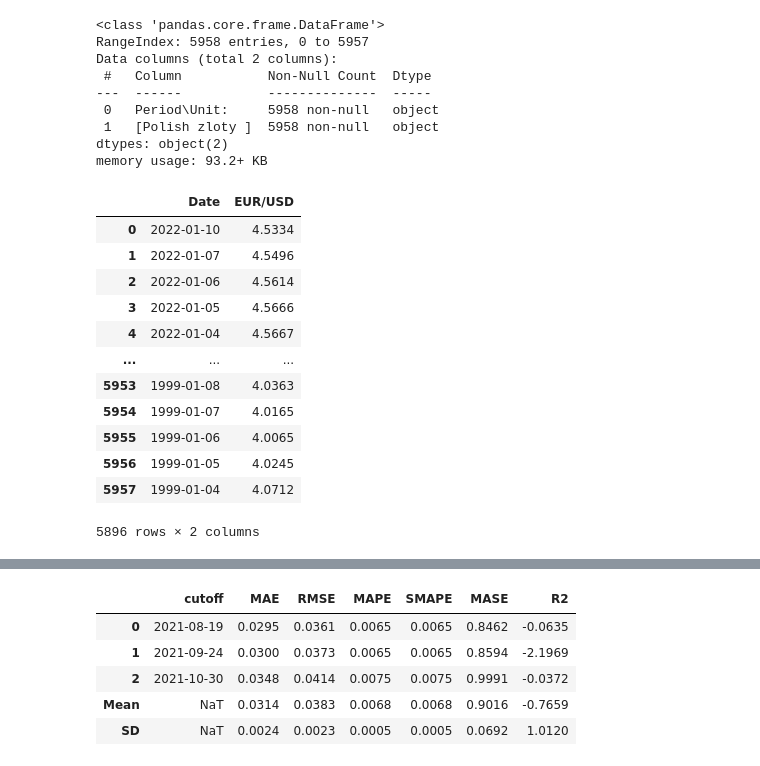
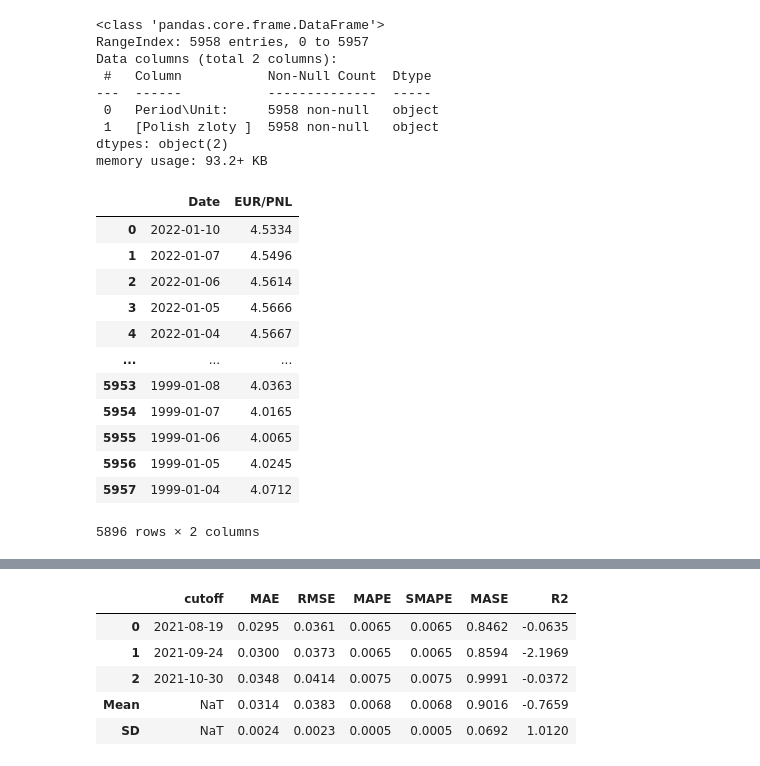
Before and after one commit to AIribeiro/EURO-PNL, a Jupyter notebook: euro-vs-dollar-story.ipynb, the cells around one changed output, grey strips where cells are left out. Cells and saved outputs as stored; diff of their text form; code cells hidden in the pictures.

Commit message:
Kaggle Notebook | Euro VS Dollar story | Version 7

```diff
--- a/euro-vs-dollar-story.ipynb
+++ b/euro-vs-dollar-story.ipynb
@@ -739,5 +739,5 @@ from sktime.utils.plotting import plot_series
 # %%
-data0=pd.read_csv('../input/euro-exchange-daily-rates-19992020/euro-daily-hist_1999_2022.csv')
+data0=pd.read_csv('../input/euro-exchange-daily-rates-19992020/euro-daily-hist_1999_2022.csv', parse_dates = True, encoding = 'utf8')
 data0.head()
 # %% [output]
 |  | Period\Unit: | [Australian dollar ] | [Bulgarian lev ] | [Brazilian real ] | [Canadian dollar ] | ... |
@@ -748,0 +750,3 @@ data0.head()
+# %%
+data0 = data0.dropna(axis=1)
+data0
@@ -760,21 +778,21 @@ Data columns (total 2 columns):
 dtypes: object(2)
 memory usage: 93.2+ KB
 # %%
-data1.columns=['Date','EUR/USD']
+data1.columns=['Date','EUR/PNL']
 # %%
 drop=[]
 EURO=[]
-for i,item in enumerate(data1['EUR/USD']):
+for i,item in enumerate(data1['EUR/PNL']):
     if item=='-':
         drop+=[i]
     else:
         EURO+=[float(item)]
 # %%
 data1=data1.drop(index=drop)
-data1['EUR/USD']=EURO
+data1['EUR/PNL']=EURO
 data1
 # %% [output]
-|  | Date | EUR/USD |
+|  | Date | EUR/PNL |
 | 0 | 2022-01-10 | 4.5334 |
 | 1 | 2022-01-07 | 4.5496 |
 | 2 | 2022-01-06 | 4.5614 |
```
Also changed, not shown: parts of 57 cells of this notebook.
